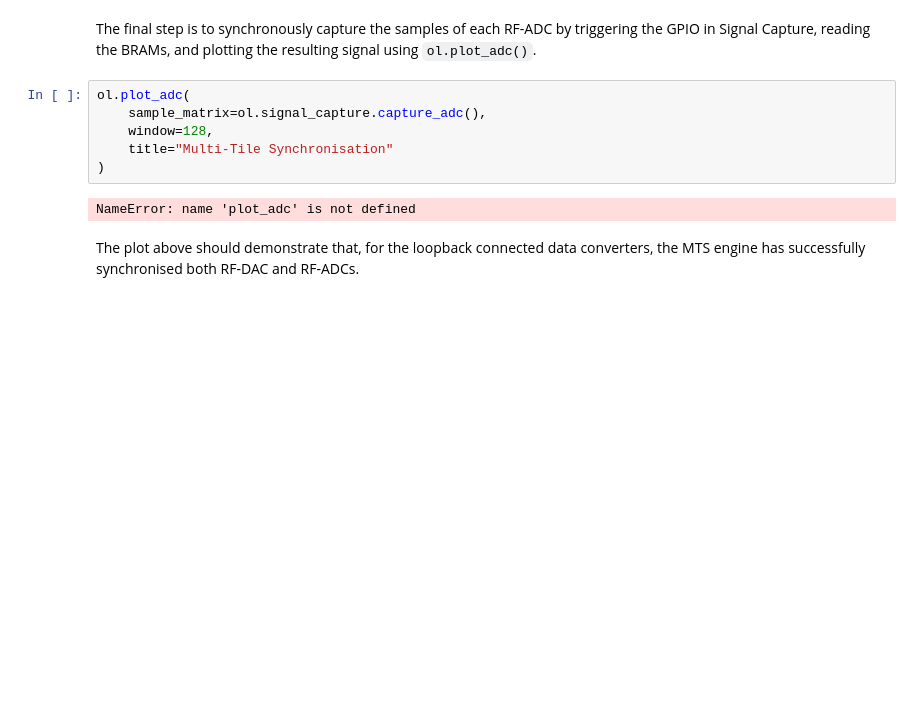
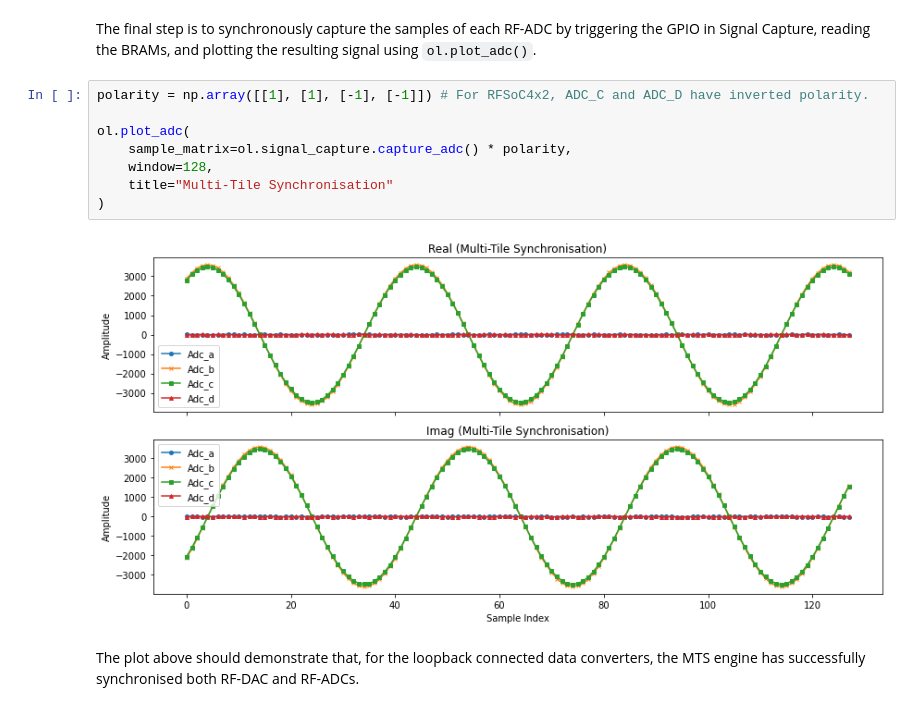
Before and after one commit to strath-sdr/rfsoc_mts, a Jupyter notebook: boards/RFSoC4x2/rfsoc_mts/notebooks/02_rfsoc_mts.ipynb, the cells around one changed output. Drawn from its saved outputs; the diff is of its cells as text; blank space fills up the shorter version.

Commit message:
updating 02_rfsoc_mts notebook to include polarisation for the RFSoC 4x2

````diff
--- a/boards/RFSoC4x2/rfsoc_mts/notebooks/02_rfsoc_mts.ipynb
+++ b/boards/RFSoC4x2/rfsoc_mts/notebooks/02_rfsoc_mts.ipynb
@@ -75,12 +75,14 @@ ol.signal_player.enable()
 # %% [markdown]
 The final step is to synchronously capture the samples of each RF-ADC by triggering the GPIO in Signal Capture, reading the BRAMs, and plotting the resulting signal using ```ol.plot_adc()```.
 # %%
+polarity = np.array([[1], [1], [-1], [-1]]) # For RFSoC4x2, ADC_C and ADC_D have inverted polarity.
+
 ol.plot_adc(
-    sample_matrix=ol.signal_capture.capture_adc(),
+    sample_matrix=ol.signal_capture.capture_adc() * polarity,
     window=128,
     title="Multi-Tile Synchronisation"
 )
 # %% [output]
-NameError: name 'plot_adc' is not defined
+[figure, added]
 # %% [markdown]
 The plot above should demonstrate that, for the loopback connected data converters, the MTS engine has successfully synchronised both RF-DAC and RF-ADCs.
````
